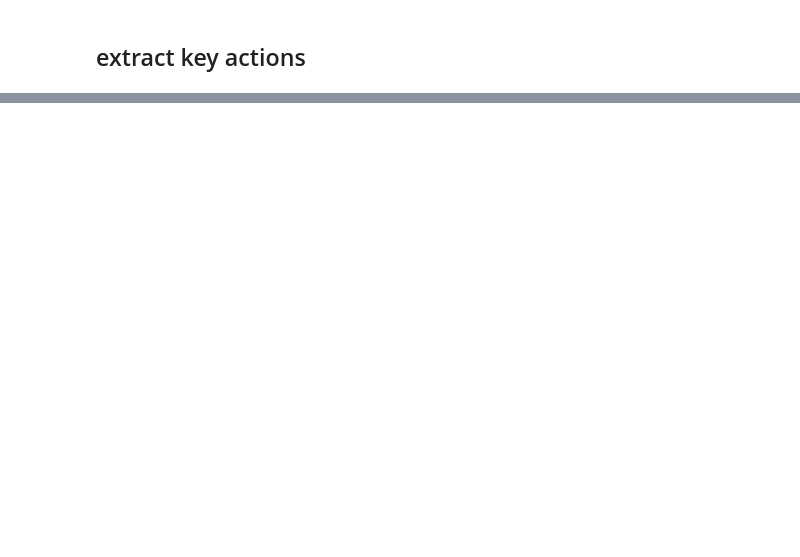
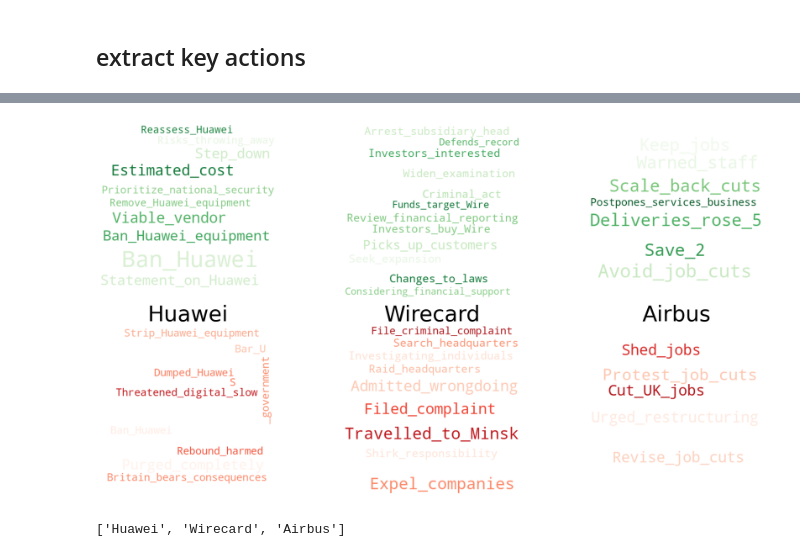
Before and after one commit to Max-Jesch/watsonx_for_financial_news, a Jupyter notebook: financial_news_analysis.ipynb, the cells around one changed output, grey strips where cells are left out. Drawn from its saved outputs; the diff is of its cells as text; code cells hidden in the pictures; blank space fills up the shorter version.

```diff
--- a/financial_news_analysis.ipynb
+++ b/financial_news_analysis.ipynb
@@ -255,0 +491,71 @@ df_copy.head(10)
+# %%
+import pandas as pd
+from ast import literal_eval
+from collections import Counter
+import matplotlib.pyplot as plt
+from wordcloud import WordCloud
+
+# Load the provided CSV file
+file_path = get_latest_csv_file_path()  # Replace with your file path
+df = pd.read_csv(file_path)
+
+# Function to extract company names from the named_entities column
+def extract_companies(named_entities):
+    entities = literal_eval(named_entities)
+    return [entity[0] for entity in entities if entity[1] == 'company']
+
+# Apply the function to extract company names
+df['companies'] = df['named_entities'].apply(extract_companies)
+
+# Flatten the list of companies and count occurrences
+all_companies = [company for sublist in df['companies'] for company in sublist]
+company_count = Counter(all_companies)
+
+# Select top 3 companies for visualization
+top_3_companies = [company[0] for company in company_count.most_common(3)]
+
+# Filter dataframe for positive and negative sentiments
+positive_df = df[df['sentiment'] == 'positive']
+negative_df = df[df['sentiment'] == 'negative']
+
+# Function to prepare word cloud data keeping key actions intact
+def prepare_wordcloud_data(df):
+    # Replace spaces within key actions with underscores
+    modified_key_actions = df['key_action'].str.replace(' ', '_')
+    # Join the modified key actions with a newline
+    return ' \n '.join(modified_key_actions.tolist())
+
+
+# Preparing word cloud data for positive and negative sentiments for each company
+wordcloud_data = {}
+for company in top_3_companies:
+    pos_data = prepare_wordcloud_data(positive_df[positive_df['companies'].apply(lambda x: company in x)])
+    neg_data = prepare_wordcloud_data(negative_df[negative_df['companies'].apply(lambda x: company in x)])
+    wordcloud_data[company] = {'positive': pos_data, 'negative': neg_data}
+
+# Creating and displaying word clouds
+plt.figure(figsize=(20, 10))
+
+for i, company in enumerate(top_3_companies, 1):
+    # Positive WordCloud
+    plt.subplot(2, 3, i)
+    pos_wordcloud = WordCloud(width=400, height=400, background_color='white', colormap='Greens', collocations=False).generate(wordcloud_data[company]['positive'])
+    plt.imshow(pos_wordcloud, interpolation='bilinear')
+    # plt.title(f'{company} - Positive Actions', fontsize=60)
+    plt.axis("off")
+
+    # Negative WordCloud
+    plt.subplot(2, 3, i + 3)
+    neg_wordcloud = WordCloud(width=400, height=400, background_color='white', colormap='Reds', collocations=False).generate(wordcloud_data[company]['negative'])
+    plt.imshow(neg_wordcloud, interpolation='bilinear')
+    plt.title(company, fontsize=40)
+    plt.axis("off")
+
+plt.tight_layout()
+plt.show()
+# %% [output]
+[figure, added]
+# %%
+top_3_companies
+# %% [output]
+['Huawei', 'Wirecard', 'Airbus']
```
Also changed, not shown: parts of 39 cells of this notebook.
